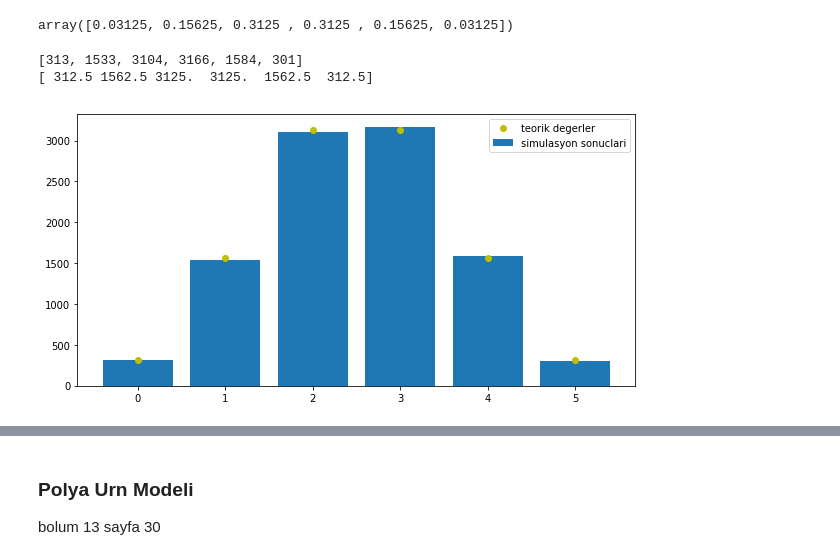
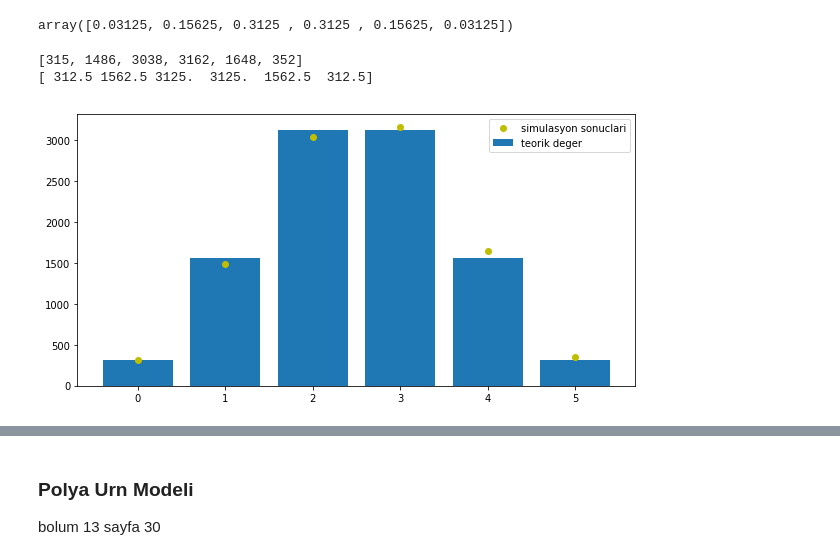
Before and after one commit to ardakdemir/Markov-Zincirleri-Simulasyon, a Jupyter notebook: markovzincirleri.ipynb, the cells around one changed output, grey strips where cells are left out. Cells and saved outputs as stored; diff of their text form; code cells hidden in the pictures.

```diff
--- a/markovzincirleri.ipynb
+++ b/markovzincirleri.ipynb
@@ -296,17 +316,17 @@ def ehrenfestsimul(basdurum,M):
 # %%
 M=10000 # M defa cuvallardan rasgele top cekicez ve A cuvalinda j top olma durumlarini sayicaz
 empirik=ehrenfestsimul(X_0,M)
 teorikdeger=teorikdegerler*M
 print(empirik)
 print(teorikdeger)
 x=[i for i in range(n+1)]
 plt.figure(figsize=(10,5))
-plt.bar(x,empirik,label='simulasyon sonuclari')
-plt.plot(x,teorikdeger ,"ro",label='teorik degerler',color='y')
+plt.bar(x,teorikdeger,label='teorik deger')
+plt.plot(x,empirik ,"ro",label='simulasyon sonuclari',color='y')
 plt.legend()
 plt.savefig("ehrensimul")
 plt.show()
 # %% [output]
-[313, 1533, 3104, 3166, 1584, 301]
+[315, 1486, 3038, 3162, 1648, 352]
 [ 312.5 1562.5 3125.  3125.  1562.5  312.5]
-[figure, old version]
+[figure, new version]
```
Also changed, not shown: parts of 57 cells of this notebook.
